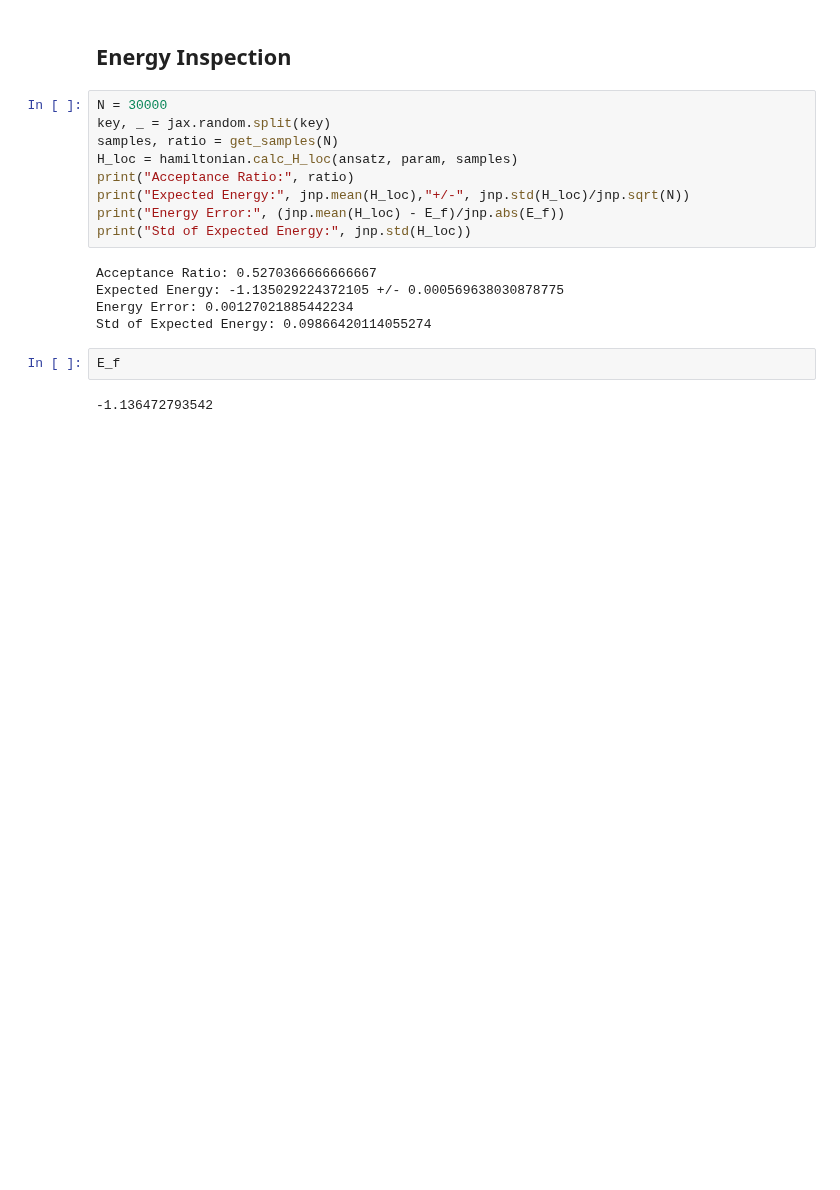
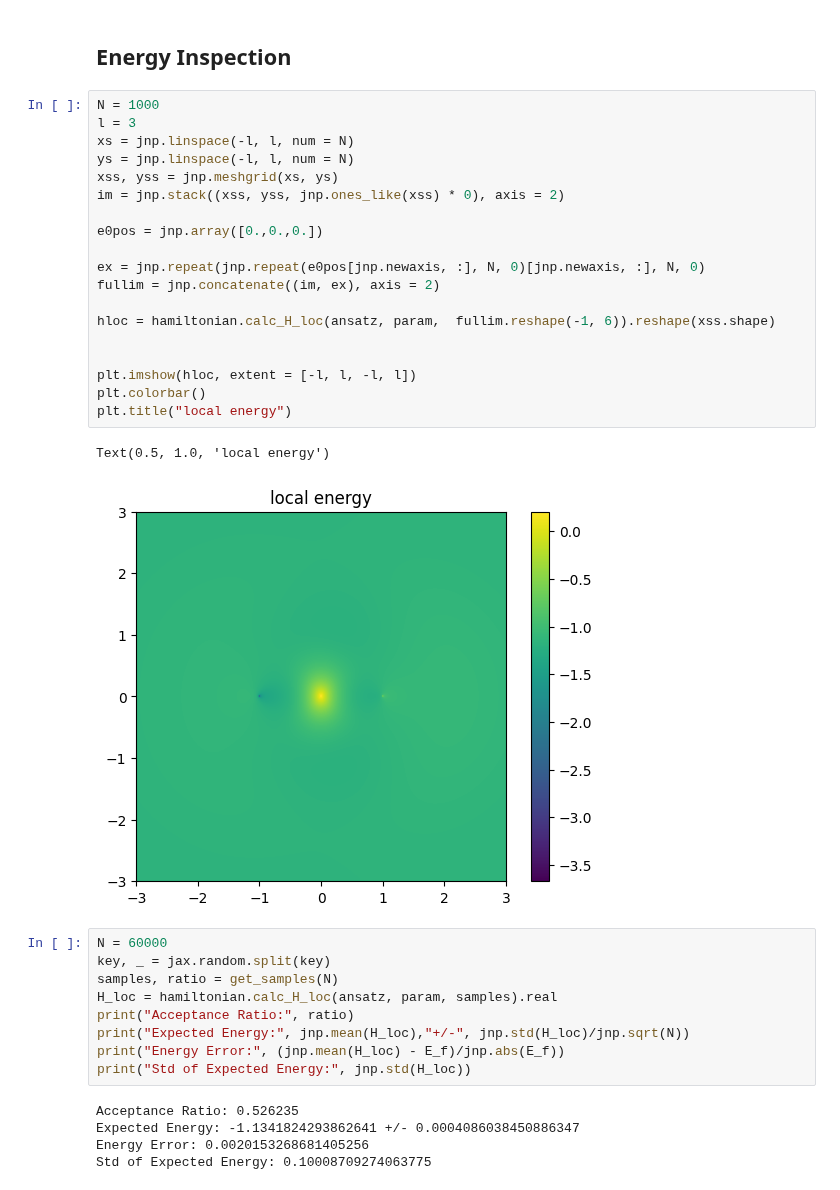
Before and after one commit to evanwonisch/NeuralQuantumStates, a Jupyter notebook: run/dihydrogen/dihydrogen_approx.ipynb, the cells around one changed output. Cells and saved outputs as stored; diff of their text form; blank space fills up the shorter version.

```diff
--- a/run/dihydrogen/dihydrogen_approx.ipynb
+++ b/run/dihydrogen/dihydrogen_approx.ipynb
@@ -363,20 +377,38 @@ n_param = sum(x.size for x in jax.tree_util.tree_leaves(param))
 # %% [markdown]
 ## Energy Inspection
+# %%
+N = 1000
+l = 3
+xs = jnp.linspace(-l, l, num = N)
+ys = jnp.linspace(-l, l, num = N)
+xss, yss = jnp.meshgrid(xs, ys)
+im = jnp.stack((xss, yss, jnp.ones_like(xss) * 0), axis = 2)
+
+e0pos = jnp.array([0.,0.,0.])
+
+ex = jnp.repeat(jnp.repeat(e0pos[jnp.newaxis, :], N, 0)[jnp.newaxis, :], N, 0)
+fullim = jnp.concatenate((im, ex), axis = 2)
+
+hloc = hamiltonian.calc_H_loc(ansatz, param,  fullim.reshape(-1, 6)).reshape(xss.shape)
+
+
+plt.imshow(hloc, extent = [-l, l, -l, l])
+plt.colorbar()
+plt.title("local energy")
+# %% [output]
+Text(0.5, 1.0, 'local energy')
+[figure, added]
 # %%
-N = 30000
+N = 60000
 key, _ = jax.random.split(key)
 samples, ratio = get_samples(N)
-H_loc = hamiltonian.calc_H_loc(ansatz, param, samples)
+H_loc = hamiltonian.calc_H_loc(ansatz, param, samples).real
 print("Acceptance Ratio:", ratio)
 print("Expected Energy:", jnp.mean(H_loc),"+/-", jnp.std(H_loc)/jnp.sqrt(N))
 print("Energy Error:", (jnp.mean(H_loc) - E_f)/jnp.abs(E_f))
 print("Std of Expected Energy:", jnp.std(H_loc))
 # %% [output]
-Acceptance Ratio: 0.5270366666666667
-Expected Energy: -1.135029224372105 +/- 0.000569638030878775
-Energy Error: 0.00127021885442234
-Std of Expected Energy: 0.09866420114055274
+Acceptance Ratio: 0.526235
+Expected Energy: -1.1341824293862641 +/- 0.0004086038450886347
+Energy Error: 0.0020153268681405256
+Std of Expected Energy: 0.10008709274063775
-# %%
-E_f
-# %% [output]
--1.136472793542
```
Also changed, not shown: parts of 7 cells of this notebook, 4 other files.
